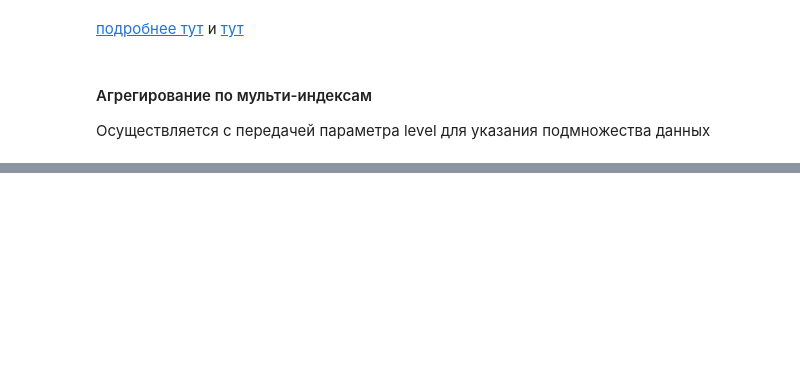
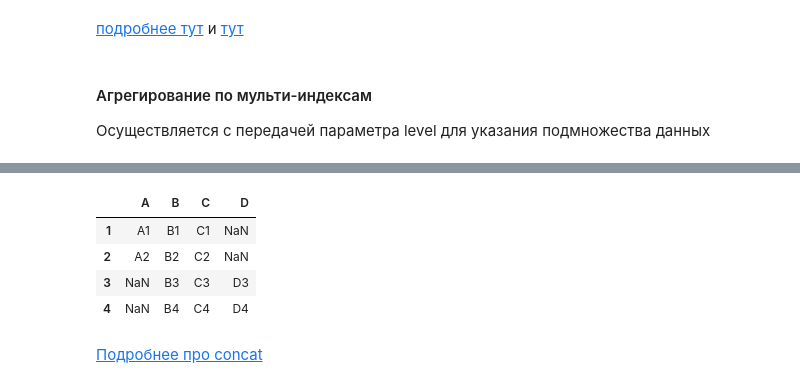
Before and after one commit to KonstantinKlepikov/all-python-ml-learning, a Jupyter notebook: pandas-learning.ipynb, the cells around one changed output, grey strips where cells are left out. Saved outputs shown, nothing was run; the diff lists cells and outputs as text; code cells hidden in the pictures; blank space fills up the shorter version.

Commit message:
pandas learning

```diff
--- a/pandas-learning.ipynb
+++ b/pandas-learning.ipynb
@@ -1440,0 +1445,4 @@ data_mean.mean(axis=1, level='two')
+# %%
+def make_df(cols, ind):
+    data = {c: [str(c) + str(i) for i in ind] for c in cols}
+    return pd.DataFrame(data, ind)
@@ -1440,0 +1561,6 @@ data_mean.mean(axis=1, level='two')
+# %%
+df1 = make_df('ABC', [1, 2])
+df2 = make_df('BCD', [3, 4])
+print(df1)
+print(df2)
+print(pd.concat([df1, df2]))
@@ -1440,0 +1592,10 @@ data_mean.mean(axis=1, level='two')
+# %%
+df1.append(df2)
+# %% [output]
+|  | A | B | C | D |
+| 1 | A1 | B1 | C1 | NaN |
+| 2 | A2 | B2 | C2 | NaN |
+| 3 | NaN | B3 | C3 | D3 |
+| 4 | NaN | B4 | C4 | D4 |
+# %% [markdown]
+[Подробнее про concat](https://pandas.pydata.org/pandas-docs/stable/reference/api/pandas.concat.html)
```
Also changed, not shown: parts of 32 cells of this notebook.
